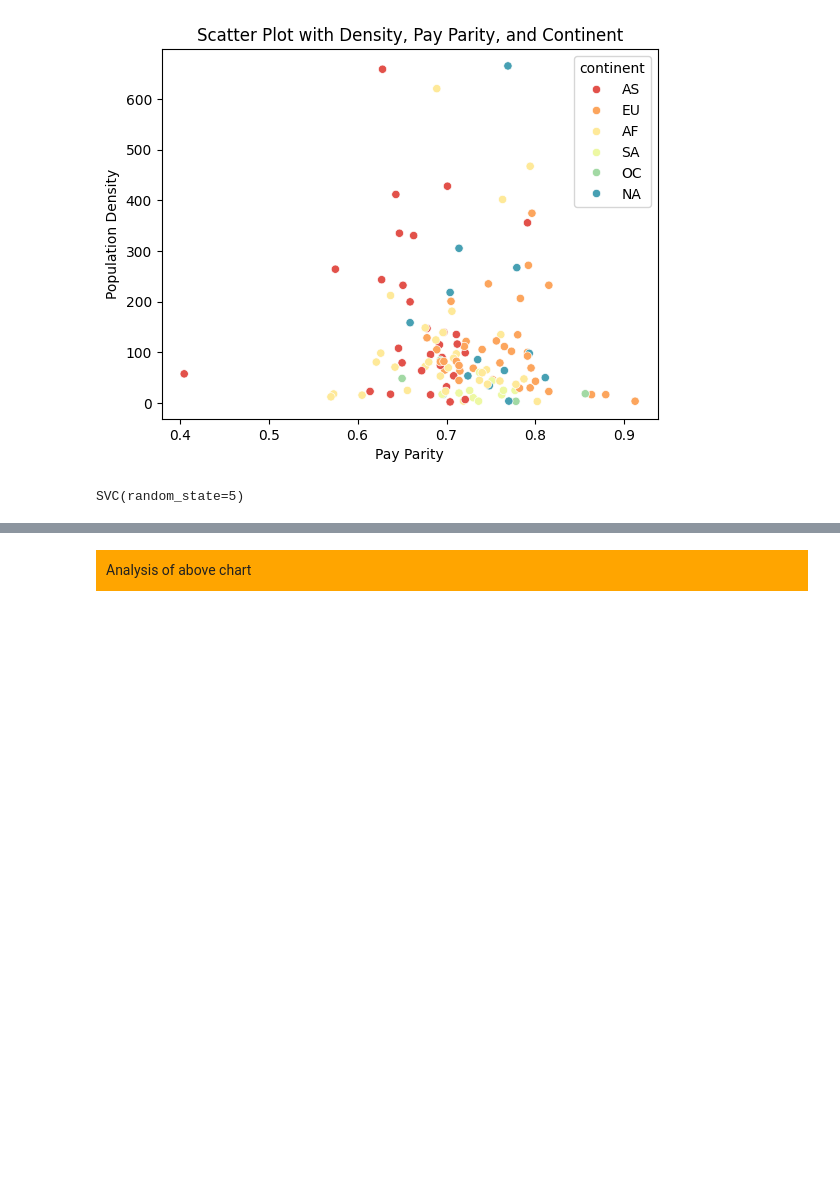
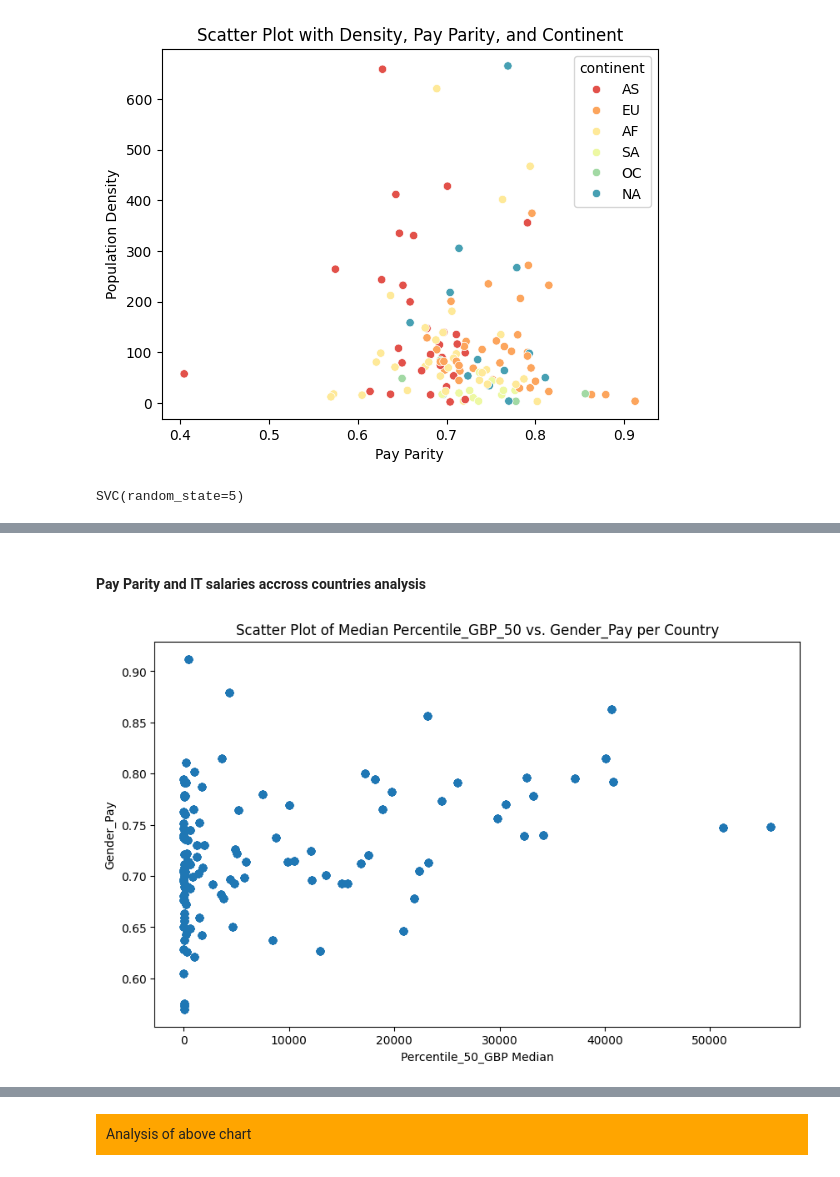
Before and after one commit to Tatiana-Ngamba/The-GitGirls-Collective-group-7, a Jupyter notebook: GLOBAL IT SALARY ANALYSIS - Notebook Part 2 (Data Analysis).ipynb, the cells around one changed output, grey strips where cells are left out. Cells and saved outputs as stored; diff of their text form; code cells hidden in the pictures; blank space fills up the shorter version.

Commit message:
Nicola added more data analysis

```diff
--- a/GLOBAL IT SALARY ANALYSIS - Notebook Part 2 (Data Analysis).ipynb
+++ b/GLOBAL IT SALARY ANALYSIS - Notebook Part 2 (Data Analysis).ipynb
@@ -1103,0 +1116,30 @@ Mean Absolute Error :  0.24
+# %% [markdown]
+#### Pay Parity and IT salaries accross countries analysis
+# %%
+# Ensure 'percentile_GBP_50' is numeric and doesn't contain missing values
+it_roles_df['percentile_50_GBP'] = pd.to_numeric(it_roles_df['percentile_50_GBP'], errors='coerce')
+
+# Calculate the median percentile_GBP_50 per country
+median_percentile_per_country = it_roles_df.groupby('country_name')['percentile_50_GBP'].median().reset_index()
+
+# Merge the median percentile_GBP_50 back into the original DataFrame
+it_roles_df = pd.merge(it_roles_df, median_percentile_per_country, on='country_name', how='left', suffixes=('', '_median'))
+
+#Data cleaning by deleting the values with a gender pay below 0.5 which belonged to Afghanistan and the median salaries above 70000
+filtered_gender_pay = it_roles_df[it_roles_df['gender_Pay'] > 0.5]
+cleaned_df = filtered_gender_pay[filtered_gender_pay['percentile_50_GBP_median']<70000]
+# %%
+# Create a scatter plot
+plt.figure(figsize=(10, 6))
+plt.scatter(cleaned_df['percentile_50_GBP_median'], cleaned_df['gender_Pay'], alpha=0.8)
+
+# Add labels and title
+plt.xlabel('Percentile_50_GBP Median')
+plt.ylabel('Gender_Pay')
+plt.title('Scatter Plot of Median Percentile_GBP_50 vs. Gender_Pay per Country')
+
+
+# Show the plot
+plt.show()
+# %% [output]
+[figure, added]
```
Also changed, not shown: parts of 31 cells of this notebook.
